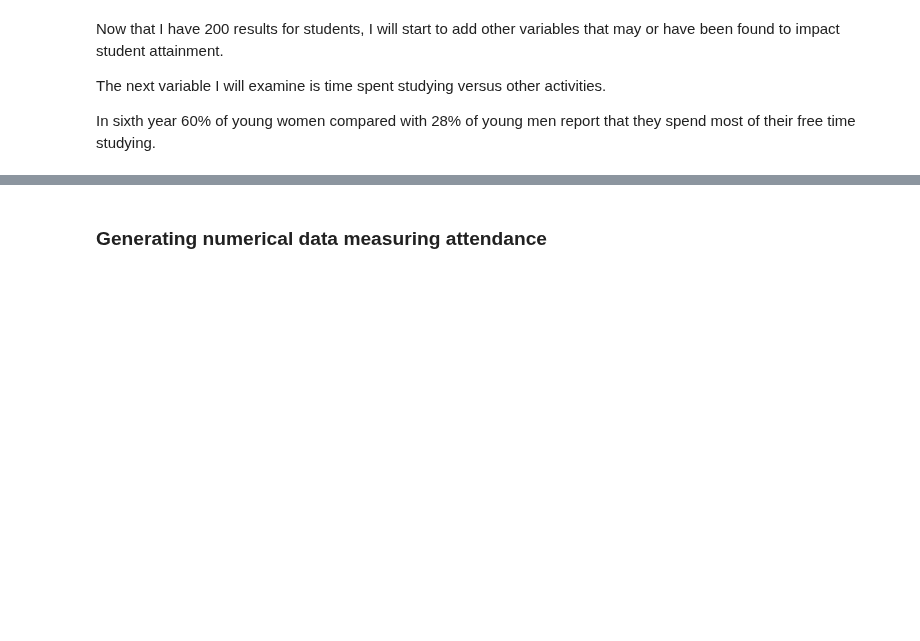
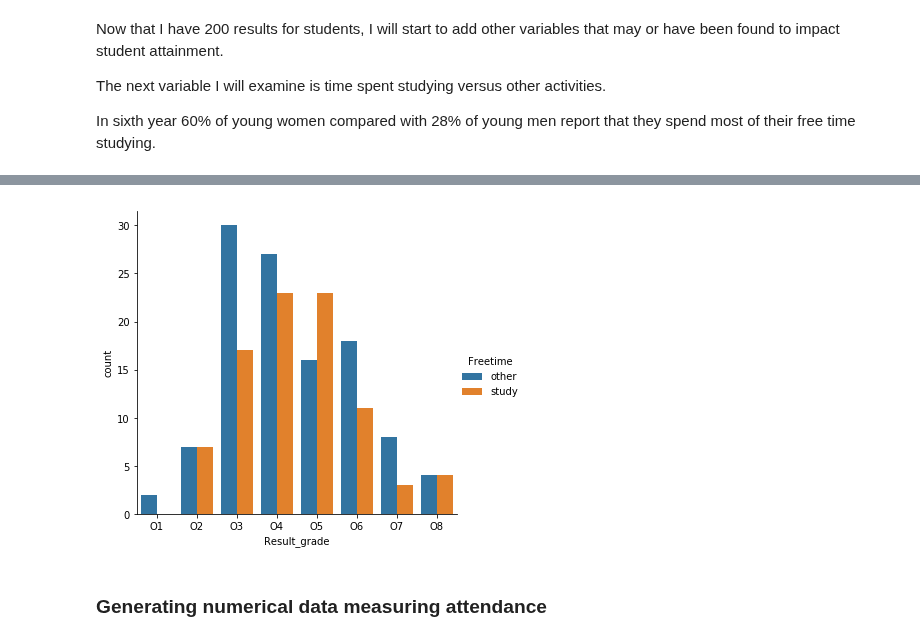
Before and after one commit to MarionMcG/python-fundamentals-project, a Jupyter notebook: exam-cohort.ipynb, the cells around one changed output, grey strips where cells are left out. Drawn from its saved outputs; the diff is of its cells as text; code cells hidden in the pictures; blank space fills up the shorter version.

```diff
--- a/exam-cohort.ipynb
+++ b/exam-cohort.ipynb
@@ -315,3 +304,8 @@ df.groupby(['Freetime']).describe()
+# %%
+sns.catplot(x="Result_grade", hue="Freetime",
+                 data=df, kind="count", order = ['O1', 'O2', 'O3', 'O4', 'O5', 'O6', 'O7', 'O8']);
+# %% [output]
+[figure, added]
 # %% [markdown]
 ### Generating numerical data measuring attendance
 # %% [markdown]
```
Also changed, not shown: parts of 9 cells of this notebook.
